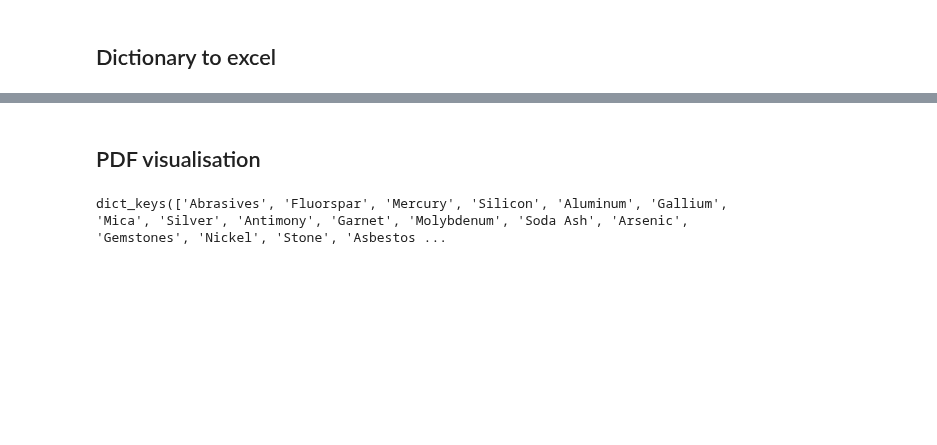
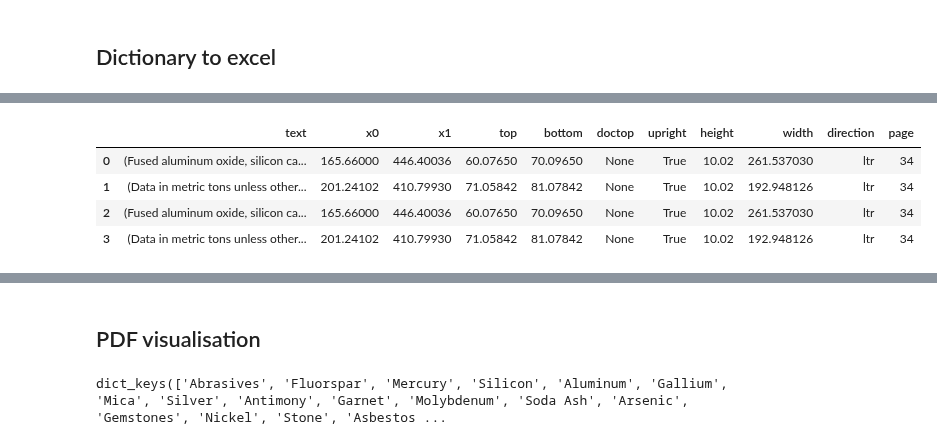
Before and after one commit to Yassmine2020/MaterialRisksSimulation, a Jupyter notebook: test_usgs/main_test_utils.ipynb, the cells around one changed output, grey strips where cells are left out. Drawn from its saved outputs; the diff is of its cells as text; code cells hidden in the pictures; blank space fills up the shorter version.

Commit message:
dict to excel ✅

```diff
--- a/test_usgs/main_test_utils.ipynb
+++ b/test_usgs/main_test_utils.ipynb
@@ -509,2 +439,18 @@ See the caveats in the documentation: https://pandas.pydata.org/pandas-docs/stab
+# %%
+def convert_df_to_dict(d):
+    if isinstance(d, pd.DataFrame):
+        return d.to_dict(orient='records')
+    elif isinstance(d, list):
+        return [convert_df_to_dict(i) for i in d]
+    elif isinstance(d, dict):
+        return {k: convert_df_to_dict(v) for k, v in d.items()}
+    else:
+        return d
+
+serializable_scraping_base = convert_df_to_dict(scraping_base)
+
+# Save the dictionary to a JSON file
+with open('json_files/scraping_base.json', 'w', encoding='utf-8') as json_file:
+    json.dump(serializable_scraping_base, json_file, ensure_ascii=False, indent=4)
 # %% [markdown]
 ## Dictionary to excel
@@ -535,3 +457,27 @@ for key in scraping_base.keys():
+# %%
+with open('json_files/scraping_base.json', 'r', encoding='utf-8') as json_file:
+    loaded_scraping_base = json.load(json_file)
+
+# Convert serialized dictionaries back to DataFrames
+def convert_dict_to_df(d):
+    if isinstance(d, list) and all(isinstance(i, dict) for i in d):
+        return pd.DataFrame(d)
+    elif isinstance(d, list):
+        return [convert_dict_to_df(i) for i in d]
+    elif isinstance(d, dict):
+        return {k: convert_dict_to_df(v) for k, v in d.items()}
+    else:
+        return d
+
+scraping_base = convert_dict_to_df(loaded_scraping_base)
+# %%
+scraping_base['Abrasives']['remarks']
+# %% [output]
+|  | text | x0 | x1 | top | bottom | doctop | upright | height | width | direction | page |
+| 0 | (Fused aluminum oxide, silicon ca... | 165.66000 | 446.40036 | 60.07650 | 70.09650 | None | True | 10.02 | 261.537030 | ltr | 34 |
+| 1 | (Data in metric tons unless other... | 201.24102 | 410.79930 | 71.05842 | 81.07842 | None | True | 10.02 | 192.948126 | ltr | 34 |
+| 2 | (Fused aluminum oxide, silicon ca... | 165.66000 | 446.40036 | 60.07650 | 70.09650 | None | True | 10.02 | 261.537030 | ltr | 34 |
+| 3 | (Data in metric tons unless other... | 201.24102 | 410.79930 | 71.05842 | 81.07842 | None | True | 10.02 | 192.948126 | ltr | 34 |
 # %%
 with pd.ExcelWriter('output.xlsx', engine='openpyxl') as writer:
     for material, data in scraping_base.items():
```
Also changed, not shown: parts of 11 cells of this notebook, 2 other files.
